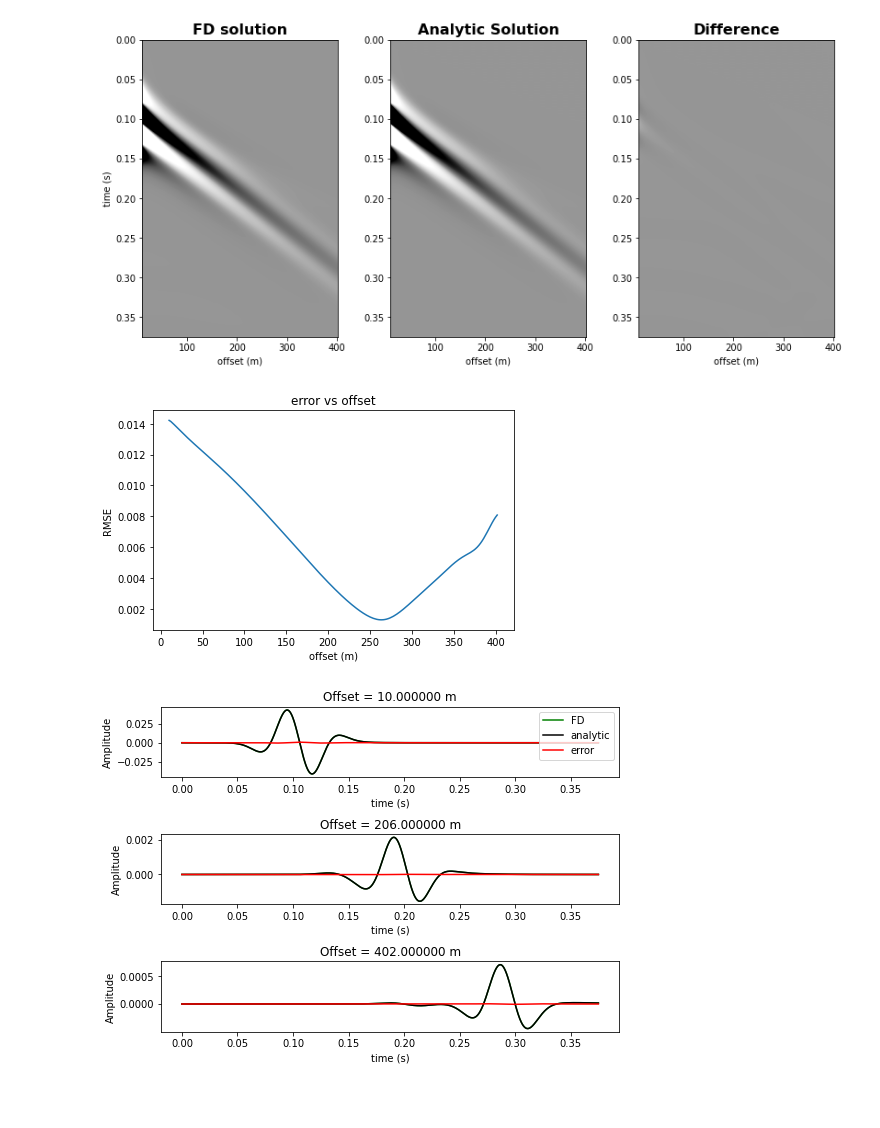
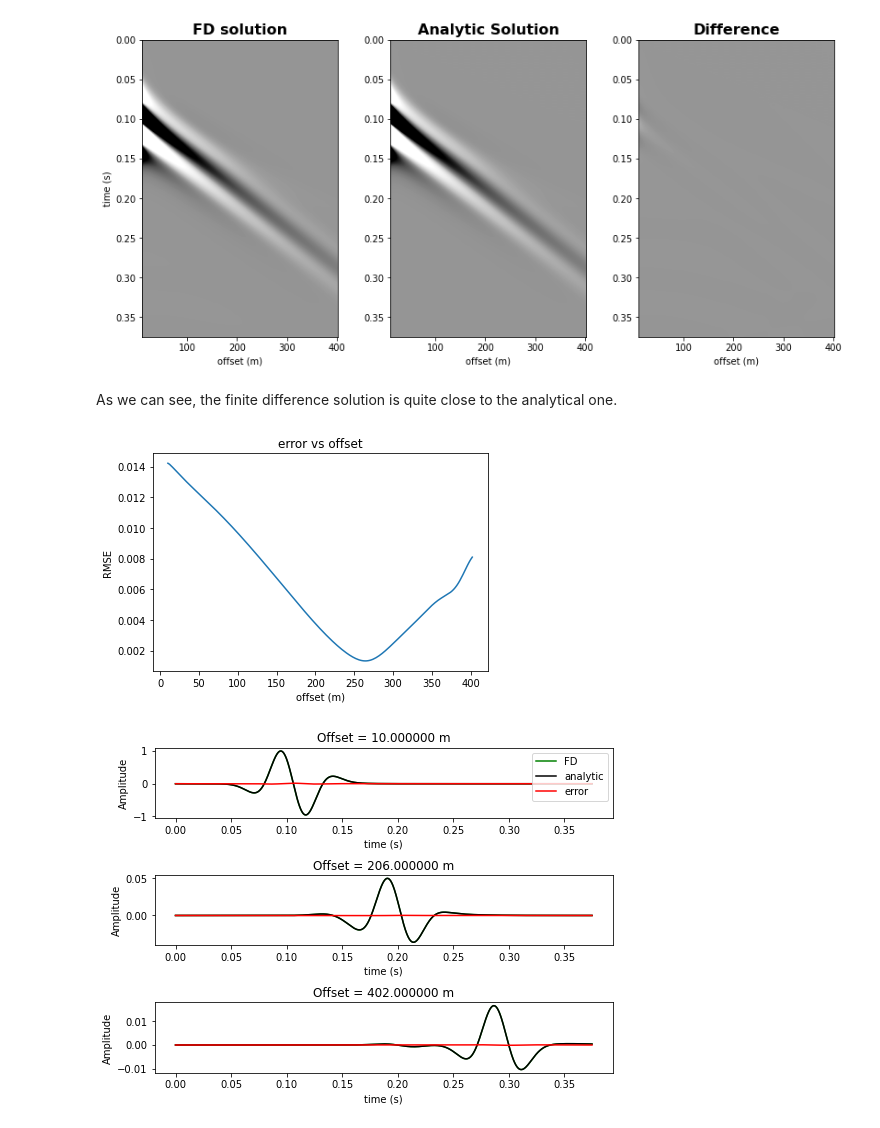
Before and after one commit to gfabieno/SeisCL, a Jupyter notebook: Tutorial/Analytical.ipynb, the cells around one changed output. Saved outputs shown, nothing was run; the diff lists cells and outputs as text; code cells hidden in the pictures; blank space fills up the shorter version.

Commit message:
changed analytical folder

```diff
--- a/Tutorial/Analytical.ipynb
+++ b/Tutorial/Analytical.ipynb
@@ -88,23 +91,16 @@ To compute the analytical solution, we will need to give a ricker wavelet as an
 # %%
-def ricker_wavelet(f0, NT, dt ):
-    """
-    Computes a Ricker wavelet
-    """
-    tmin = -1.5 / f0
-    t = np.linspace(tmin, (NT-1) * dt + tmin, num=NT)
-    ricker = ((1.0 - 2.0 * (np.pi ** 2) * (f0 ** 2) * (t ** 2))
-              * np.exp(-(np.pi ** 2) * (f0 ** 2) * (t ** 2)))
+from SeisCL import viscoelastic_3D
 
-    return ricker
+src = seis.ricker_wavelet(NT = 2*NT)
 
+for ii in range(0, len(gx)):
+    rec_test = [gx[ii]-sx, gy[ii]-sy, gz[ii]-sz]
 
-src = ricker_wavelet(seis.csts["f0"], 2*NT, seis.csts['dt'])
 rec_pos = [[gx[ii]-sx, gy[ii]-sy, gz[ii]-sz] for ii in range(0, len(gx))]
+
 
 analytic = viscoelastic_3D(vp, vs, rho, taup, taus,
                             seis.csts['f0'], seis.csts['FL'],
                             seis.csts['dt'], rec_pos, src)
 
 analytic = analytic[-1][:NT, :]
-datafd = datafd / np.sqrt(np.sum(datafd ** 2))
-analytic = analytic / np.sqrt(np.sum(analytic ** 2))
@@ -113,4 +109,10 @@ Let's create a function to show the results
 # %%
+datafd = datafd / np.max(datafd)
+analytic = analytic / np.max(analytic)
+
+# datafd = datafd / np.sqrt(np.sum(datafd ** 2))
+# analytic = analytic / np.sqrt(np.sum(analytic ** 2))
+
 err = np.sqrt(np.sum( (datafd - analytic)**2) / np.sum(analytic**2))
 
 
@@ -142,18 +144,22 @@ plt.tight_layout(h_pad=2, w_pad=2, pad=3)
 plt.show()
 # %% [output]
 [figure]
+# %% [markdown]
+As we can see, the finite difference solution is quite close to the analytical one.
+
+
+<!-- Futhermore, we can find the offsets where the error is bigger  -->
 # %%
 #plot error function offset
 erroff = np.sqrt(np.sum((datafd - analytic) ** 2, axis=0)
                     / np.sum(analytic ** 2,axis=0))
 plt.plot(offset, erroff)
 plt.xlabel("offset (m)")
 plt.ylabel("RMSE")
 plt.title("error vs offset")
-plt.tight_layout()
 plt.show()
 # %% [output]
-[figure, old version]
+[figure, new version]
 # %%
 #plot traces short, mid and far offsets
 fig, ax = plt.subplots(3, 1, figsize=[8, 6])
@@ -185,4 +191,4 @@ ax[2].set_title("Offset = %f m" % offset[-1])
 plt.tight_layout(h_pad=1, w_pad=1, pad=3)
 plt.show()
 # %% [output]
-[figure, old version]
+[figure, new version]
```
Also changed, not shown: parts of 11 cells of this notebook, 4 other files.
